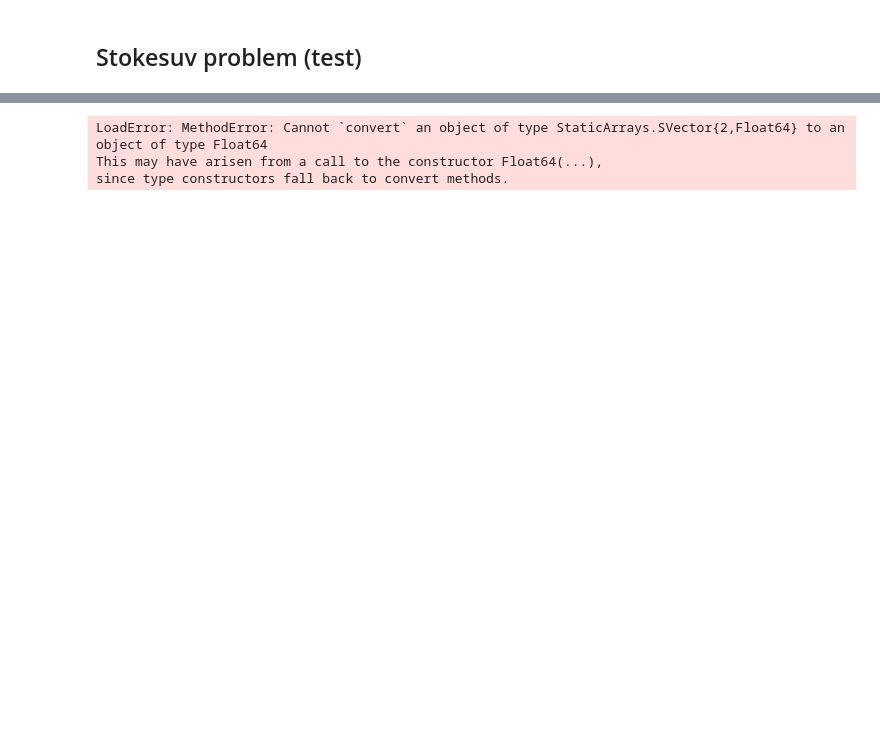
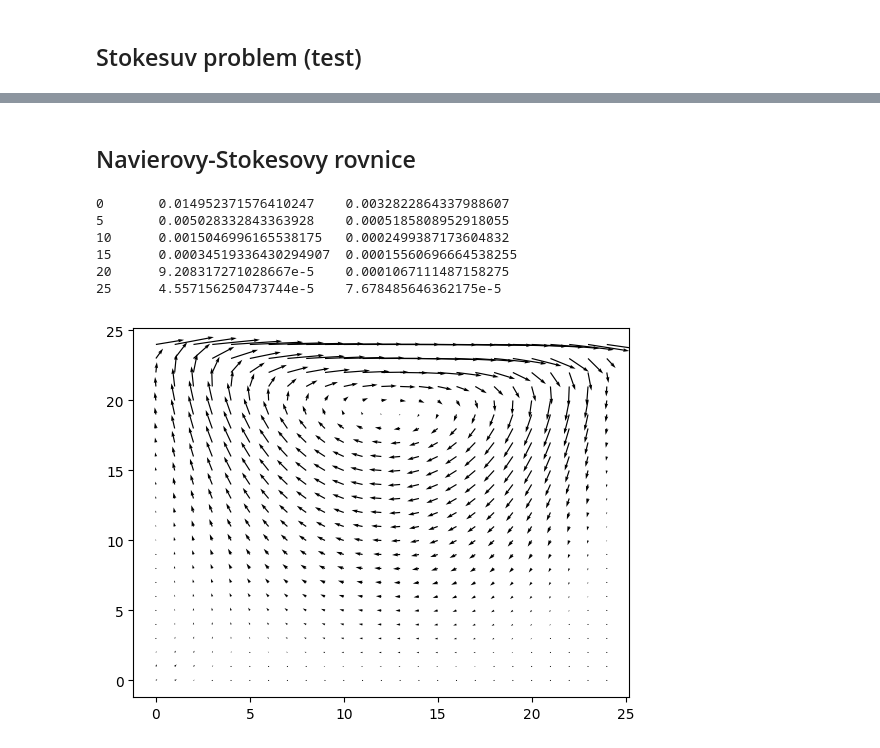
Before and after one commit to furstj/NSP, a Jupyter notebook: lessons/03_navier_stokes.ipynb, the cells around one changed output, grey strips where cells are left out. Saved outputs shown, nothing was run; the diff lists cells and outputs as text; code cells hidden in the pictures; blank space fills up the shorter version.

Commit message:
Dokonceny skript pro N-S rovnice bez stabilizace

```diff
--- a/lessons/03_navier_stokes.ipynb
+++ b/lessons/03_navier_stokes.ipynb
@@ -138,10 +124,10 @@ function createfields(msh)
             ));
 
     p = ScalarField(msh, Dict(
-            "top"=>Neumann(0),
-            "left"=>Neumann(0),
-            "right"=>Neumann(0),
-            "bottom"=>Neumann(0)
+            "top"=>Neumann(0.0),
+            "left"=>Neumann(0.0),
+            "right"=>Neumann(0.0),
+            "bottom"=>Neumann(0.0)
             ));
     return (U,p)
-end
+end;
@@ -252,0 +315,2 @@ msh25 = CartesianMesh(25,25);
+# %% [markdown]
+## Navierovy-Stokesovy rovnice
@@ -253,38 +370,49 @@ msh25 = CartesianMesh(25,25);
+# %%
+ν = 0.1;
+msh25 = CartesianMesh(25,25);
 # %%
 U,p = createfields(msh25);
 
 α = 0.7
 β = 0.3
 
-for iter = 0:0
+for iter = 0:25
 
     UOld, pOld = copy(U.value), copy(p.value)
 
-    UEqn = (-ν)*laplace(U)
+    UEqn = ∇(U,U) + (-ν)*laplace(U)
 
     relax!(UEqn, α)
 
     solve!(UEqn + grad(p))
 
-    #ra = 1 ./ Ac(UEqn);
+    ra = 1 ./ Ac(UEqn);
 
-    #UBar = Field{Vec2d}( ra .* H(UEqn), U.mesh, U.boundarycondition);
+    UBar = Field{Vec2d}( ra .* H(UEqn), U.mesh, U.boundarycondition);
 
-    #pEqn = laplace(ra, p) - (ddx(uBar) + ddy(vBar));
-    #pEqn.A[1,1] -= 1/(p.mesh.Δx*p.mesh.Δy)
-    #pEqn.A[1,1] *= 2
-    #solve!(pEqn)
+    pEqn = laplace(ra, p) - ∇(UBar);
+    pEqn.A[1,1] -= 1/(p.mesh.Δx*p.mesh.Δy)
+    solve!(pEqn)
 
-    #p.value = (1-β) * pOld + β * p.value
-    #U.value = UBar.value - ra .* grad(p)
+    p.value = (1-β) * pOld + β * p.value
+    U.value = UBar.value - ra .* grad(p)
 
-    #if rem(iter,5)==0
-    #    nxny = u.mesh.nx*u.mesh.ny
-    #    pRez = norm(pOld - p.value) / nxny
-    #    println(iter, "\t", pRez)
-    #end
+    if rem(iter,5)==0
+        nxny = U.mesh.nx*U.mesh.ny
+        pRez = norm(pOld - p.value) / nxny
+        URez = norm(UOld - U.value) / nxny
+        println(iter, "\t", pRez, "\t", URez)
+    end
 end
 # %% [output]
-LoadError: MethodError: Cannot `convert` an object of type StaticArrays.SVector{2,Float64} to an object of type Float64
-This may have arisen from a call to the constructor Float64(...),
-since type constructors fall back to convert methods.
+0       0.014952371576410247    0.0032822864337988607
+5       0.005028332843363928    0.0005185808952918055
+10      0.0015046996165538175   0.0002499387173604832
+15      0.00034519336430294907  0.00015560696664538255
+20      9.208317271028667e-5    0.0001067111487158275
+25      4.557156250473744e-5    7.678485646362175e-5
+# %%
+Uns = copy(asmatrix(U));
+quiver(Uns[:,:,1]', Uns[:,:,2]');
+# %% [output]
+[figure, added]
```
Also changed, not shown: parts of 22 cells of this notebook, 1 other file.
